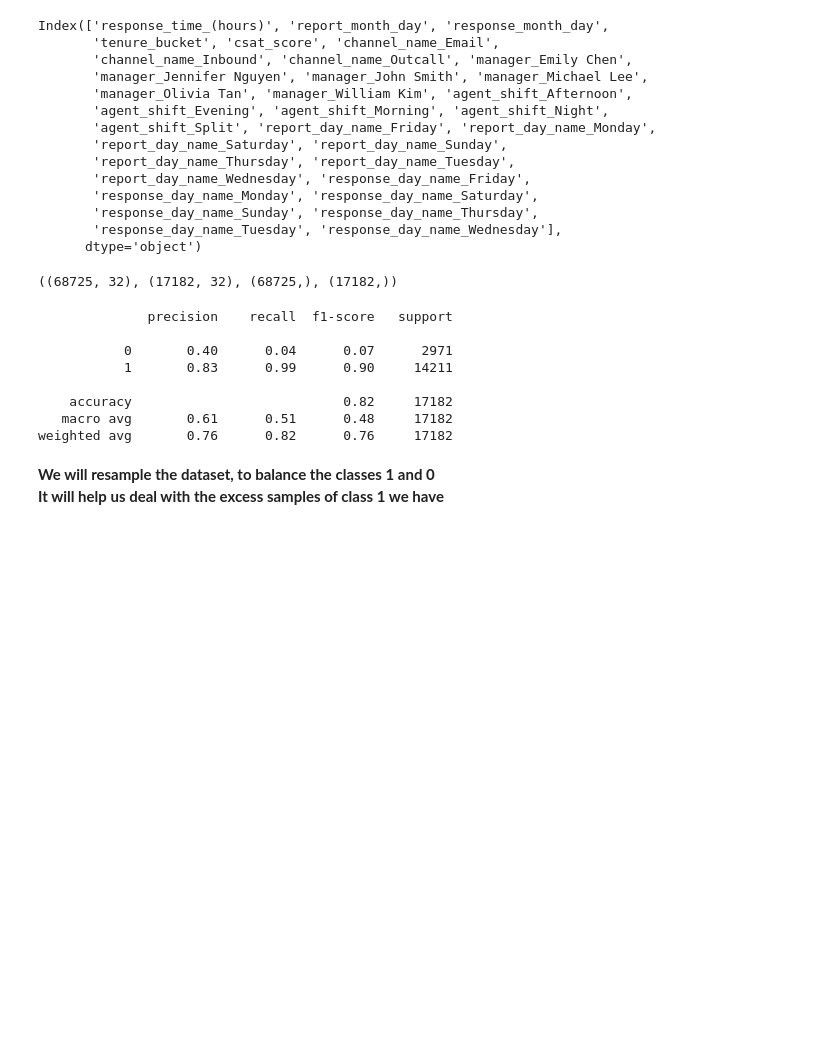
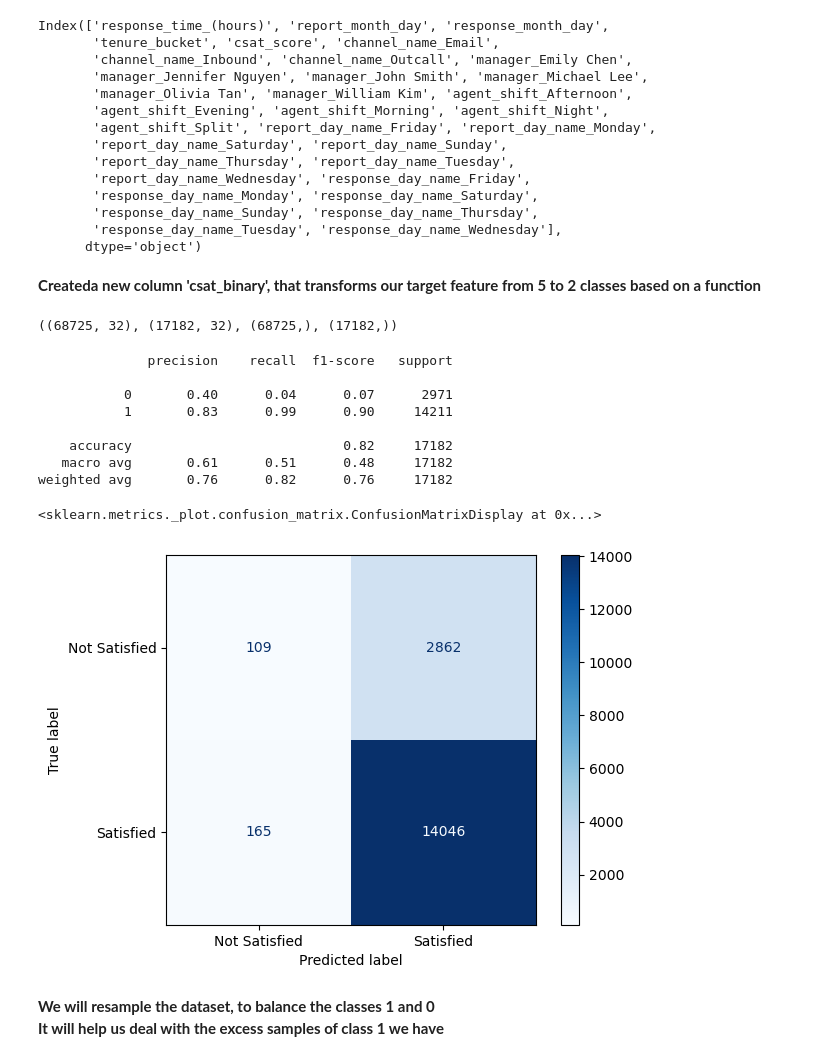
Before and after one commit to Danny-Dalo/Customer-Support-Data, a Jupyter notebook: model_build.ipynb, the cells around one changed output. Cells and saved outputs as stored; diff of their text form; code cells hidden in the pictures; blank space fills up the shorter version.

```diff
--- a/model_build.ipynb
+++ b/model_build.ipynb
@@ -67,4 +66,6 @@ Index(['response_time_(hours)', 'report_month_day', 'response_month_day',
        'response_day_name_Sunday', 'response_day_name_Thursday',
        'response_day_name_Tuesday', 'response_day_name_Wednesday'],
       dtype='object')
+# %% [markdown]
+__Createda new column 'csat_binary', that transforms our target feature from 5 to 2 classes based on a function__
 # %%
@@ -82,19 +84,23 @@ X_train.shape, X_test.shape, y_train.shape, y_test.shape
 # %%
 model = XGBClassifier()
 
 model.fit(X_train, y_train)
 y_pred = model.predict(X_test)
 
-print(classification_report(y_test, y_pred))
+print(classification_report(y_true = y_test, y_pred = y_pred))
+
+ConfusionMatrixDisplay.from_estimator(model, X_test, y_test,display_labels=["Not Satisfied", "Satisfied"], cmap="Blues")
 # %% [output]
               precision    recall  f1-score   support
 
            0       0.40      0.04      0.07      2971
            1       0.83      0.99      0.90     14211
 
     accuracy                           0.82     17182
    macro avg       0.61      0.51      0.48     17182
 weighted avg       0.76      0.82      0.76     17182
+<sklearn.metrics._plot.confusion_matrix.ConfusionMatrixDisplay at 0x...>
+[figure, added]
 # %% [markdown]
 __We will resample the dataset, to balance the classes 1 and 0 <br/>It will help us  deal with the excess samples of class 1 we have__
 # %%
```
Also changed, not shown: parts of 13 cells of this notebook.
